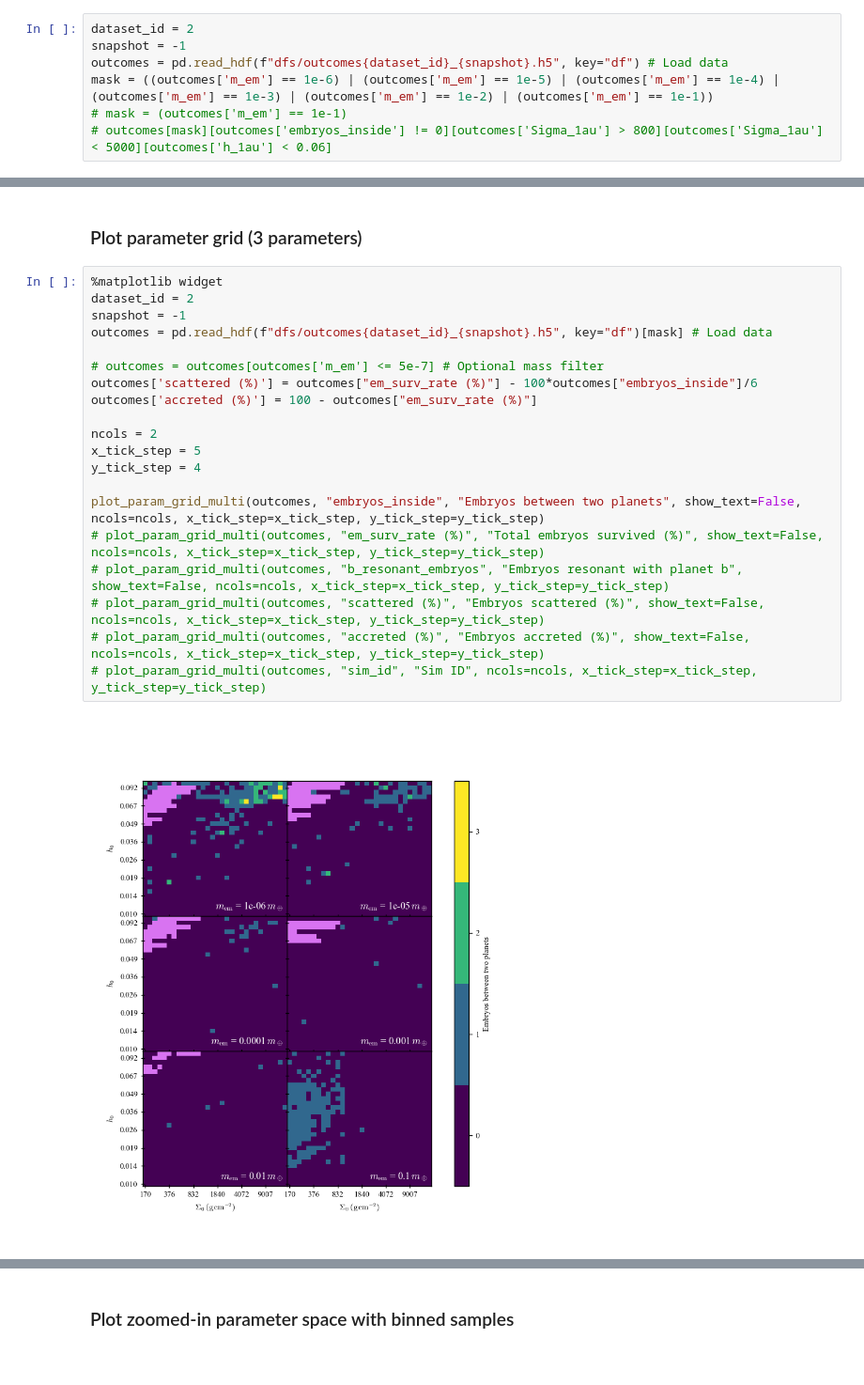
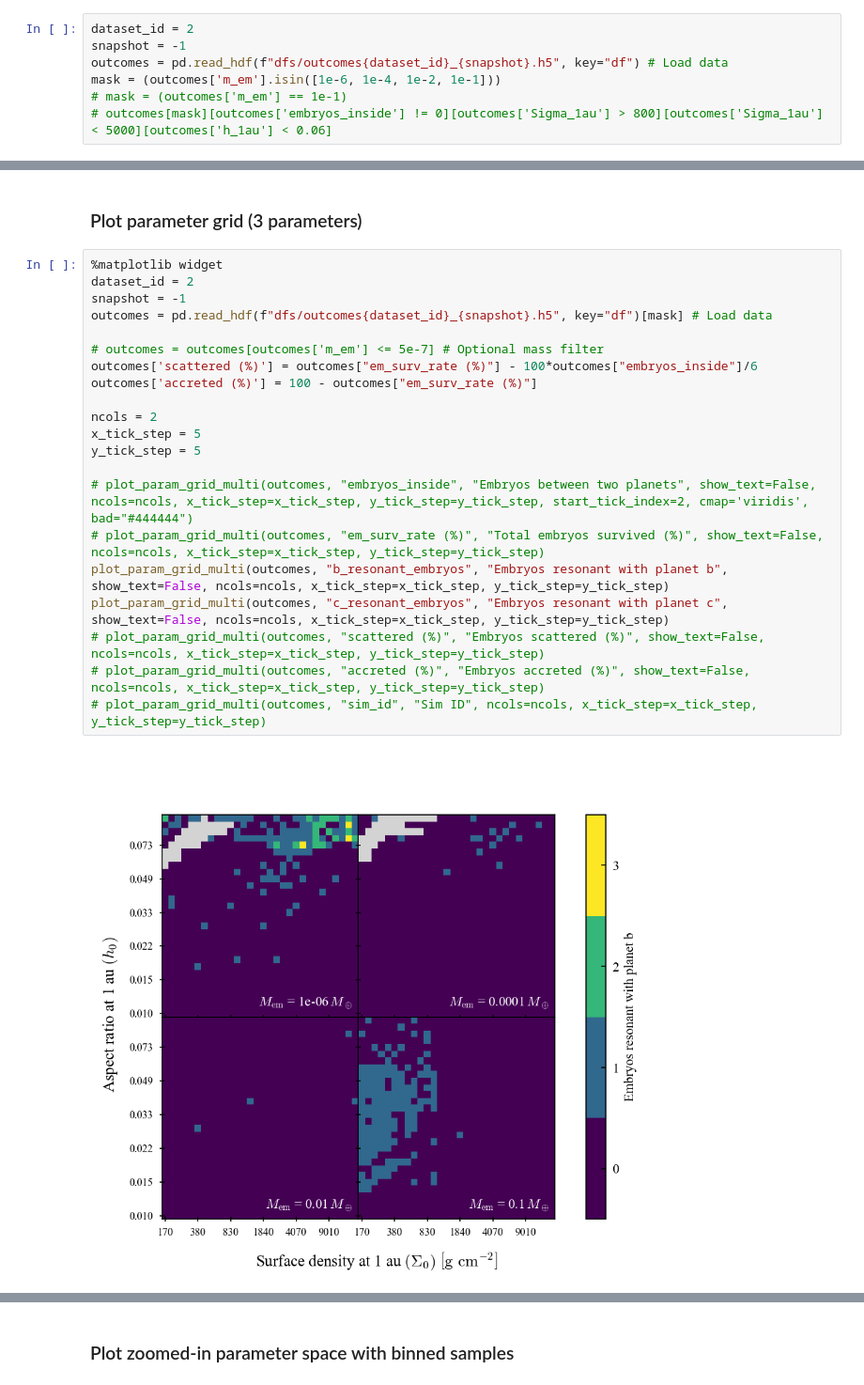
Before and after one commit to dchen10Git/uh-ifa-reu-2026, a Jupyter notebook: analyze_sims.ipynb, the cells around one changed output, grey strips where cells are left out. Shown at 94% size. Cells and saved outputs as stored; diff of their text form.

```diff
--- a/analyze_sims.ipynb
+++ b/analyze_sims.ipynb
@@ -489,7 +489,7 @@ Accretion df collected
 dataset_id = 2
 snapshot = -1
 outcomes = pd.read_hdf(f"dfs/outcomes{dataset_id}_{snapshot}.h5", key="df") # Load data
-mask = ((outcomes['m_em'] == 1e-6) | (outcomes['m_em'] == 1e-5) | (outcomes['m_em'] == 1e-4) | (outcomes['m_em'] == 1e-3) | (outcomes['m_em'] == 1e-2) | (outcomes['m_em'] == 1e-1))
+mask = (outcomes['m_em'].isin([1e-6, 1e-4, 1e-2, 1e-1]))
 # mask = (outcomes['m_em'] == 1e-1)
 # outcomes[mask][outcomes['embryos_inside'] != 0][outcomes['Sigma_1au'] > 800][outcomes['Sigma_1au'] < 5000][outcomes['h_1au'] < 0.06]
 # %% [markdown]
@@ -844,22 +844,23 @@ outcomes = pd.read_hdf(f"dfs/planet_outcomes{dataset_id}.h5", key="df") # Load d
 # %%
 %matplotlib widget
 dataset_id = 2
 snapshot = -1
 outcomes = pd.read_hdf(f"dfs/outcomes{dataset_id}_{snapshot}.h5", key="df")[mask] # Load data
 
 # outcomes = outcomes[outcomes['m_em'] <= 5e-7] # Optional mass filter
 outcomes['scattered (%)'] = outcomes["em_surv_rate (%)"] - 100*outcomes["embryos_inside"]/6
 outcomes['accreted (%)'] = 100 - outcomes["em_surv_rate (%)"]
 
 ncols = 2
 x_tick_step = 5
-y_tick_step = 4
+y_tick_step = 5
 
-plot_param_grid_multi(outcomes, "embryos_inside", "Embryos between two planets", show_text=False, ncols=ncols, x_tick_step=x_tick_step, y_tick_step=y_tick_step)
+# plot_param_grid_multi(outcomes, "embryos_inside", "Embryos between two planets", show_text=False, ncols=ncols, x_tick_step=x_tick_step, y_tick_step=y_tick_step, start_tick_index=2, cmap='viridis', bad="#444444")
 # plot_param_grid_multi(outcomes, "em_surv_rate (%)", "Total embryos survived (%)", show_text=False, ncols=ncols, x_tick_step=x_tick_step, y_tick_step=y_tick_step)
-# plot_param_grid_multi(outcomes, "b_resonant_embryos", "Embryos resonant with planet b", show_text=False, ncols=ncols, x_tick_step=x_tick_step, y_tick_step=y_tick_step)
+plot_param_grid_multi(outcomes, "b_resonant_embryos", "Embryos resonant with planet b", show_text=False, ncols=ncols, x_tick_step=x_tick_step, y_tick_step=y_tick_step)
+plot_param_grid_multi(outcomes, "c_resonant_embryos", "Embryos resonant with planet c", show_text=False, ncols=ncols, x_tick_step=x_tick_step, y_tick_step=y_tick_step)
 # plot_param_grid_multi(outcomes, "scattered (%)", "Embryos scattered (%)", show_text=False, ncols=ncols, x_tick_step=x_tick_step, y_tick_step=y_tick_step)
 # plot_param_grid_multi(outcomes, "accreted (%)", "Embryos accreted (%)", show_text=False, ncols=ncols, x_tick_step=x_tick_step, y_tick_step=y_tick_step)
 # plot_param_grid_multi(outcomes, "sim_id", "Sim ID", ncols=ncols, x_tick_step=x_tick_step, y_tick_step=y_tick_step)
 # %% [output]
-[figure, old version]
+[figure, new version]
```
Also changed, not shown: parts of 3 cells of this notebook, 6 other files.
